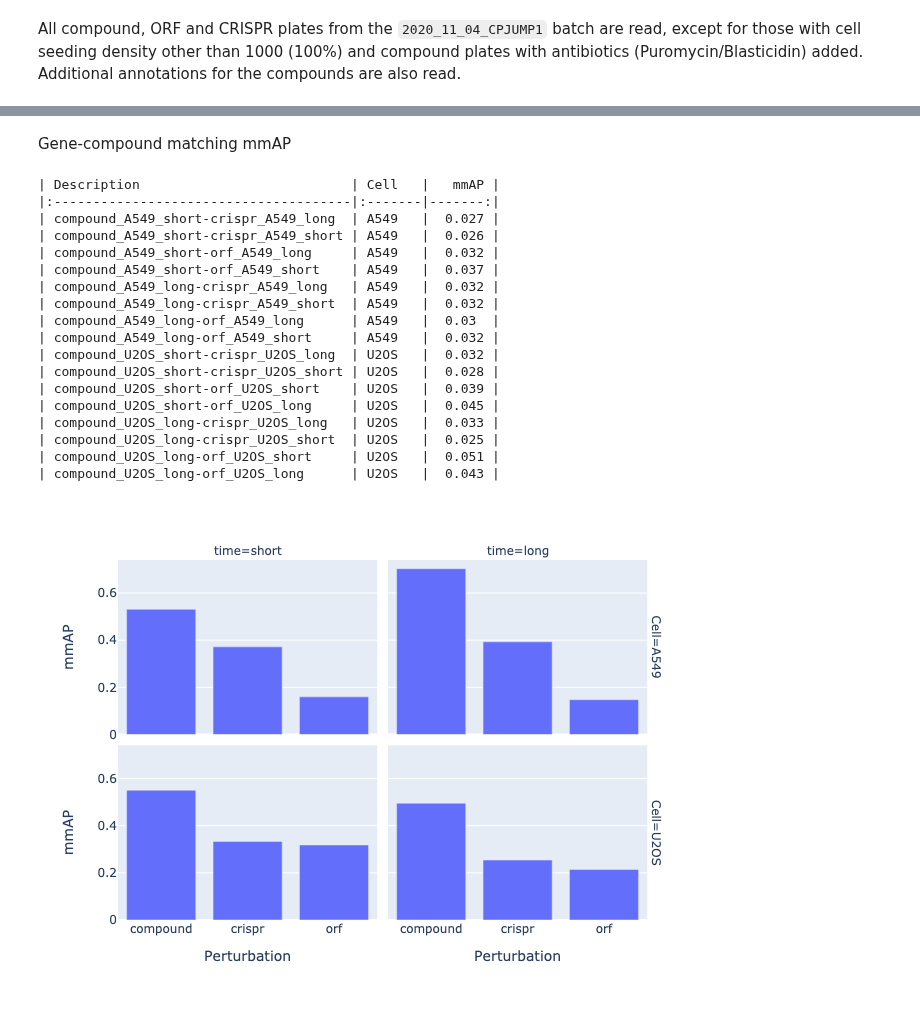
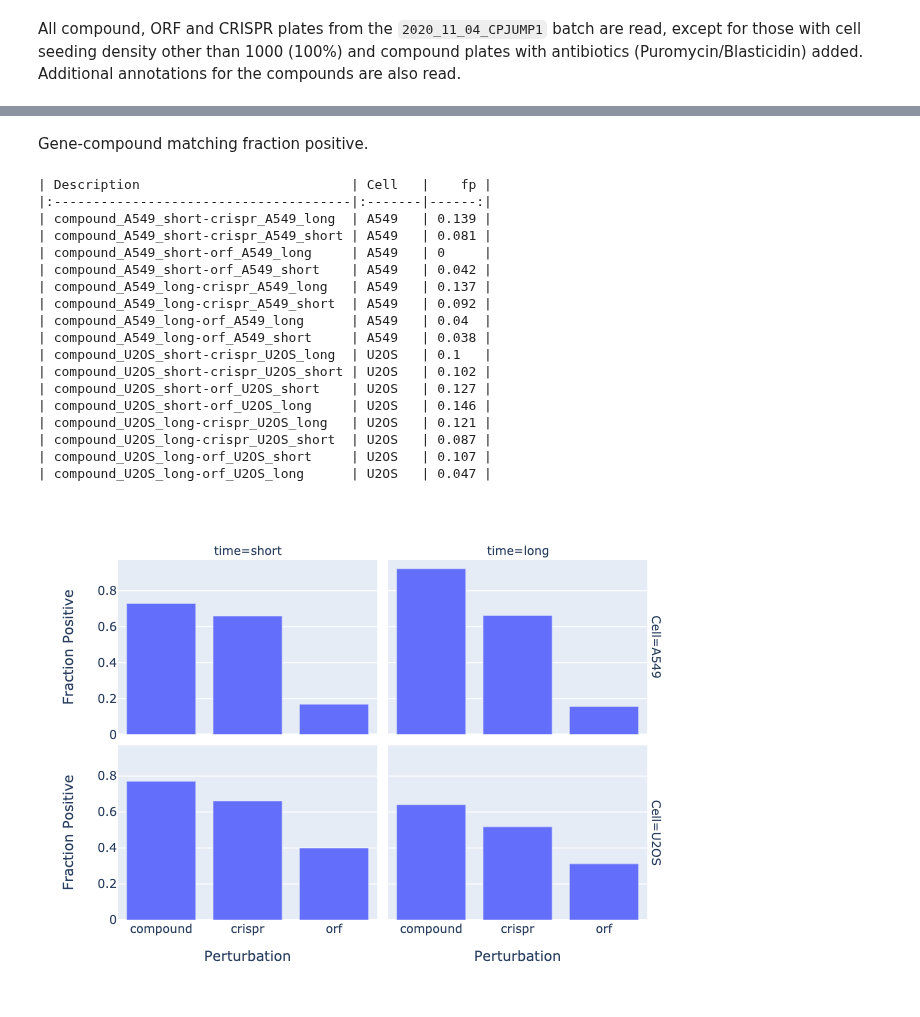
Before and after one commit to jump-cellpainting/2024_Chandrasekaran_NatureMethods, a Jupyter notebook: benchmark/1.calculate-map-cp.ipynb, the cells around one changed output, grey strips where cells are left out. Saved outputs shown, nothing was run; the diff lists cells and outputs as text; code cells hidden in the pictures.

```diff
--- a/benchmark/1.calculate-map-cp.ipynb
+++ b/benchmark/1.calculate-map-cp.ipynb
@@ -12,13 +15,13 @@ In this notebook, we calculate the mAP for perturbation detection and perturbati
 All compound, ORF and CRISPR plates from the `2020_11_04_CPJUMP1` batch are read, except for those with cell seeding density other than 1000 (100%) and compound plates with antibiotics (Puromycin/Blasticidin) added. Additional annotations for the compounds are also read.
 # %%
 replicability_map_df = pd.DataFrame()
-replicability_mmap_df = pd.DataFrame()
+replicability_fp_df = pd.DataFrame()
 matching_map_df = pd.DataFrame()
-matching_mmap_df = pd.DataFrame()
+matching_fp_df = pd.DataFrame()
 gene_compound_matching_map_df = pd.DataFrame()
-gene_compound_matching_mmap_df = pd.DataFrame()
+gene_compound_matching_fp_df = pd.DataFrame()
 
-feature_to_group_by = "Metadata_broad_sample"
+replicate_feature = "Metadata_broad_sample"
 batch = "2020_11_04_CPJUMP1"
 
 experiment_df = (
@@ -352,49 +439,49 @@ print(matching_mmap_df[["Description", "timepoint", "mmAP"]].to_markdown(index=F
 # %% [markdown]
-Gene-compound matching mmAP
+Gene-compound matching fraction positive.
 # %%
 print(
-    gene_compound_matching_mmap_df[["Description", "Cell", "mmAP"]].to_markdown(
+    gene_compound_matching_fp_df[["Description", "Cell", "fp"]].to_markdown(
         index=False
     )
 )
 # %% [output]
-| Description                           | Cell   |   mmAP |
-|:--------------------------------------|:-------|-------:|
-| compound_A549_short-crispr_A549_long  | A549   |  0.027 |
-| compound_A549_short-crispr_A549_short | A549   |  0.026 |
-| compound_A549_short-orf_A549_long     | A549   |  0.032 |
-| compound_A549_short-orf_A549_short    | A549   |  0.037 |
-| compound_A549_long-crispr_A549_long   | A549   |  0.032 |
-| compound_A549_long-crispr_A549_short  | A549   |  0.032 |
-| compound_A549_long-orf_A549_long      | A549   |  0.03  |
-| compound_A549_long-orf_A549_short     | A549   |  0.032 |
-| compound_U2OS_short-crispr_U2OS_long  | U2OS   |  0.032 |
-| compound_U2OS_short-crispr_U2OS_short | U2OS   |  0.028 |
-| compound_U2OS_short-orf_U2OS_short    | U2OS   |  0.039 |
-| compound_U2OS_short-orf_U2OS_long     | U2OS   |  0.045 |
-| compound_U2OS_long-crispr_U2OS_long   | U2OS   |  0.033 |
-| compound_U2OS_long-crispr_U2OS_short  | U2OS   |  0.025 |
-| compound_U2OS_long-orf_U2OS_short     | U2OS   |  0.051 |
-| compound_U2OS_long-orf_U2OS_long      | U2OS   |  0.043 |
+| Description                           | Cell   |    fp |
+|:--------------------------------------|:-------|------:|
+| compound_A549_short-crispr_A549_long  | A549   | 0.139 |
+| compound_A549_short-crispr_A549_short | A549   | 0.081 |
+| compound_A549_short-orf_A549_long     | A549   | 0     |
+| compound_A549_short-orf_A549_short    | A549   | 0.042 |
+| compound_A549_long-crispr_A549_long   | A549   | 0.137 |
+| compound_A549_long-crispr_A549_short  | A549   | 0.092 |
+| compound_A549_long-orf_A549_long      | A549   | 0.04  |
+| compound_A549_long-orf_A549_short     | A549   | 0.038 |
+| compound_U2OS_short-crispr_U2OS_long  | U2OS   | 0.1   |
+| compound_U2OS_short-crispr_U2OS_short | U2OS   | 0.102 |
+| compound_U2OS_short-orf_U2OS_short    | U2OS   | 0.127 |
+| compound_U2OS_short-orf_U2OS_long     | U2OS   | 0.146 |
+| compound_U2OS_long-crispr_U2OS_long   | U2OS   | 0.121 |
+| compound_U2OS_long-crispr_U2OS_short  | U2OS   | 0.087 |
+| compound_U2OS_long-orf_U2OS_short     | U2OS   | 0.107 |
+| compound_U2OS_long-orf_U2OS_long      | U2OS   | 0.047 |
 # %%
 fig = px.bar(
-    data_frame=replicability_mmap_df,
+    data_frame=replicability_fp_df,
     x="Modality",
-    y="mmAP",
+    y="fp",
     facet_row="Cell",
     facet_col="time",
 )
 fig.update_layout(
     xaxis1=dict(title="Perturbation"),
     xaxis2=dict(title="Perturbation"),
-    yaxis1=dict(title="mmAP"),
-    yaxis3=dict(title="mmAP"),
+    yaxis1=dict(title="Fraction Positive"),
+    yaxis3=dict(title="Fraction Positive"),
 )
 fig.show("png")
 fig.write_image(
-    f"figures/1.CellProfiler_replicability_mmap.png", width=640, height=480, scale=2
+    f"figures/1.CellProfiler_replicability_fp.png", width=640, height=480, scale=2
 )
 # %% [output]
-[figure, old version]
+[figure, new version]
 # %%
 fig = px.bar(
```
Also changed, not shown: parts of 16 cells of this notebook, 51 other files.
